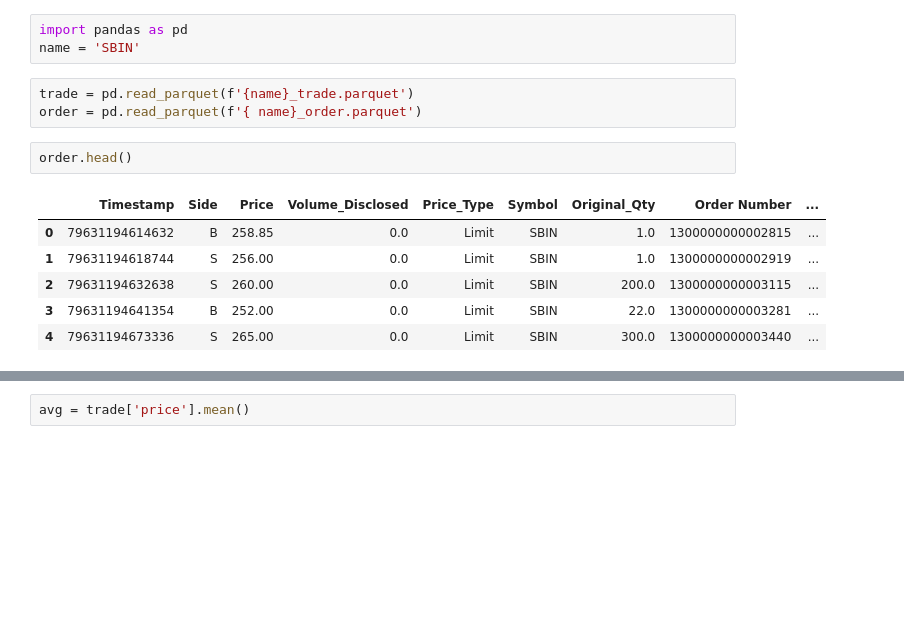
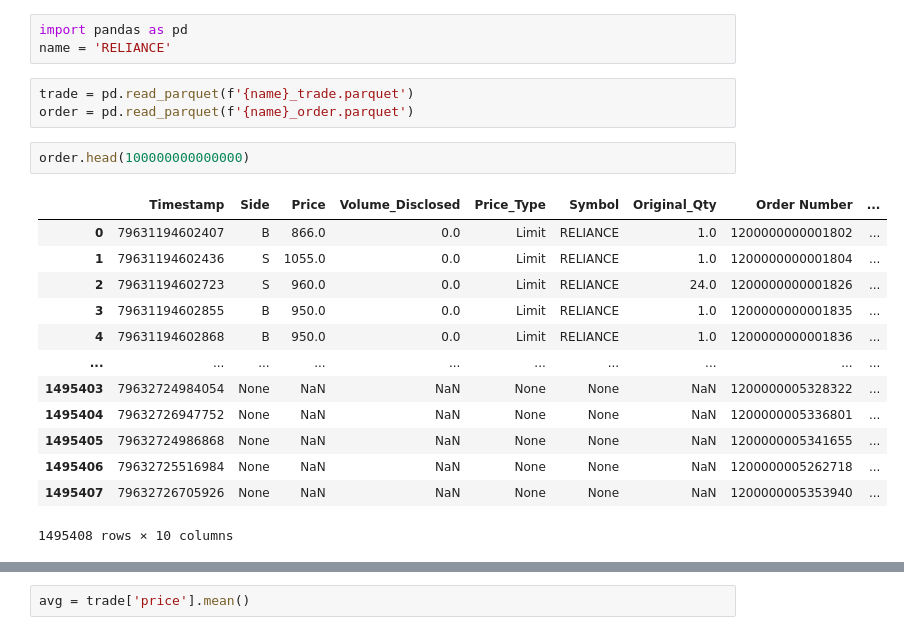
Before and after one commit to utkarshpawan/liquidity-and-volatility-market-microstructure, a Jupyter notebook: quote_data_gen.ipynb, the cells around one changed output, grey strips where cells are left out. Cells and saved outputs as stored; diff of their text form; blank space fills up the shorter version.

```diff
--- a/quote_data_gen.ipynb
+++ b/quote_data_gen.ipynb
@@ -1,18 +1,25 @@
 # %%
 import pandas as pd
-name = 'SBIN'
+name = 'RELIANCE'
 # %%
 trade = pd.read_parquet(f'{name}_trade.parquet')
-order = pd.read_parquet(f'{ name}_order.parquet')
+order = pd.read_parquet(f'{name}_order.parquet')
 # %%
-order.head()
+order.head(100000000000000)
 # %% [output]
 |  | Timestamp | Side | Price | Volume_Disclosed | Price_Type | Symbol | Original_Qty | Order Number | ... |
-| 0 | 79631194614632 | B | 258.85 | 0.0 | Limit | SBIN | 1.0 | 1300000000002815 | ... |
-| 1 | 79631194618744 | S | 256.00 | 0.0 | Limit | SBIN | 1.0 | 1300000000002919 | ... |
-| 2 | 79631194632638 | S | 260.00 | 0.0 | Limit | SBIN | 200.0 | 1300000000003115 | ... |
-| 3 | 79631194641354 | B | 252.00 | 0.0 | Limit | SBIN | 22.0 | 1300000000003281 | ... |
-| 4 | 79631194673336 | S | 265.00 | 0.0 | Limit | SBIN | 300.0 | 1300000000003440 | ... |
+| 0 | 79631194602407 | B | 866.0 | 0.0 | Limit | RELIANCE | 1.0 | 1200000000001802 | ... |
+| 1 | 79631194602436 | S | 1055.0 | 0.0 | Limit | RELIANCE | 1.0 | 1200000000001804 | ... |
+| 2 | 79631194602723 | S | 960.0 | 0.0 | Limit | RELIANCE | 24.0 | 1200000000001826 | ... |
+| 3 | 79631194602855 | B | 950.0 | 0.0 | Limit | RELIANCE | 1.0 | 1200000000001835 | ... |
+| 4 | 79631194602868 | B | 950.0 | 0.0 | Limit | RELIANCE | 1.0 | 1200000000001836 | ... |
+| ... | ... | ... | ... | ... | ... | ... | ... | ... | ... |
+| 1495403 | 79632724984054 | None | NaN | NaN | None | None | NaN | 1200000005328322 | ... |
+| 1495404 | 79632726947752 | None | NaN | NaN | None | None | NaN | 1200000005336801 | ... |
+| 1495405 | 79632724986868 | None | NaN | NaN | None | None | NaN | 1200000005341655 | ... |
+| 1495406 | 79632725516984 | None | NaN | NaN | None | None | NaN | 1200000005262718 | ... |
+| 1495407 | 79632726705926 | None | NaN | NaN | None | None | NaN | 1200000005353940 | ... |
+1495408 rows × 10 columns
 # %%
 trade.head()
 # %% [output]
```
Also changed, not shown: parts of 32 cells of this notebook, 3 other files.
